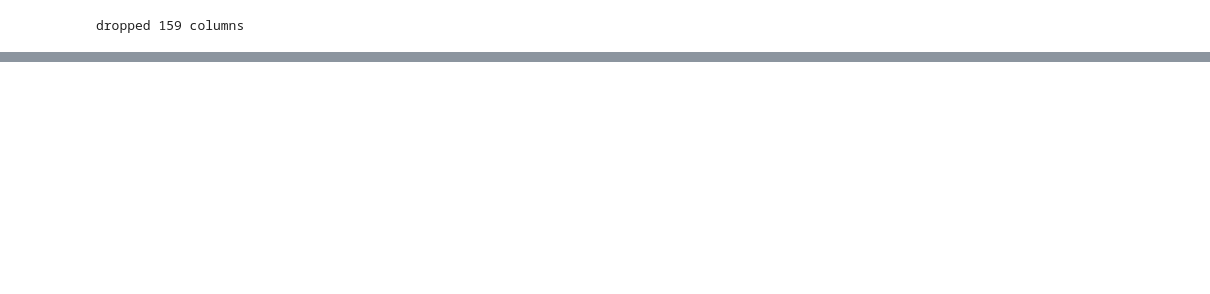
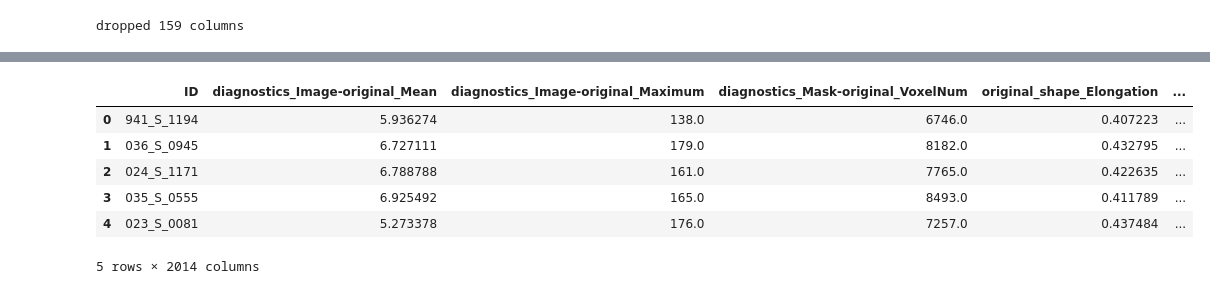
Before and after one commit to bohrges/DAA, a Jupyter notebook: project.ipynb, the cells around one changed output, grey strips where cells are left out. Cells and saved outputs as stored; diff of their text form; code cells hidden in the pictures; blank space fills up the shorter version.

```diff
--- a/project.ipynb
+++ b/project.ipynb
@@ -200,0 +254,27 @@ plt.show()
+# %%
+# Treating outliers in all columns
+# Outliers should be converted to the median value of the column
+changes_count = 0
+
+for col in train_dataset.columns:
+    if col not in ['Transition', 'ID']:
+        median = train_dataset[col].median()
+        q1 = train_dataset[col].quantile(0.25)
+        q3 = train_dataset[col].quantile(0.75)
+        iqr = q3 - q1
+        lower_bound = q1 - 1.5 * iqr # Test different values here
+        upper_bound = q3 + 1.5 * iqr
+
+        # Count outliers before replacing them
+        changes_count += ((train_dataset[col] < lower_bound) | (train_dataset[col] > upper_bound)).sum()
+        changes_count += ((test_dataset[col] < lower_bound) | (test_dataset[col] > upper_bound)).sum()
+
+        # Replace outliers with the median
+        # train_dataset[col] = train_dataset[col].apply(lambda x: median if x < lower_bound or x > upper_bound else x)
+        # test_dataset[col] = test_dataset[col].apply(lambda x: median if x < lower_bound or x > upper_bound else x)
+
+        # Replace outliers with the closest bound
+        train_dataset[col] = train_dataset[col].apply(lambda x: lower_bound if x < lower_bound else upper_bound if x > upper_bound else x)
+        test_dataset[col] = test_dataset[col].apply(lambda x: lower_bound if x < lower_bound else upper_bound if x > upper_bound else x)
+
+print(f"Total number of changes made: {changes_count}")
@@ -200,0 +293,10 @@ plt.show()
+# %%
+test_dataset.head()
+# %% [output]
+|  | ID | diagnostics_Image-original_Mean | diagnostics_Image-original_Maximum | diagnostics_Mask-original_VoxelNum | original_shape_Elongation | ... |
+| 0 | 941_S_1194 | 5.936274 | 138.0 | 6746.0 | 0.407223 | ... |
+| 1 | 036_S_0945 | 6.727111 | 179.0 | 8182.0 | 0.432795 | ... |
+| 2 | 024_S_1171 | 6.788788 | 161.0 | 7765.0 | 0.422635 | ... |
+| 3 | 035_S_0555 | 6.925492 | 165.0 | 8493.0 | 0.411789 | ... |
+| 4 | 023_S_0081 | 5.273378 | 176.0 | 7257.0 | 0.437484 | ... |
+5 rows × 2014 columns
```
Also changed, not shown: parts of 18 cells of this notebook, 5 other files.
